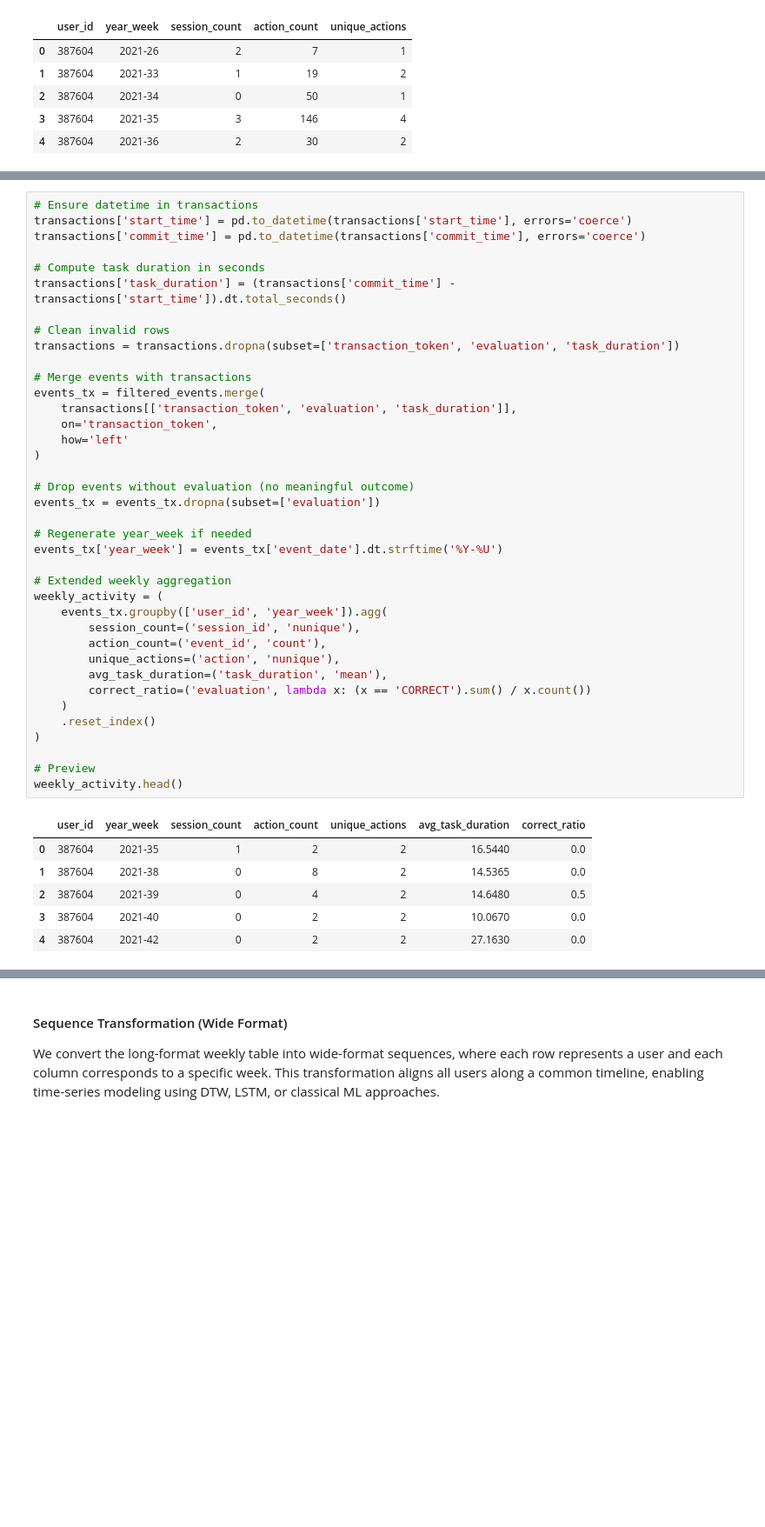
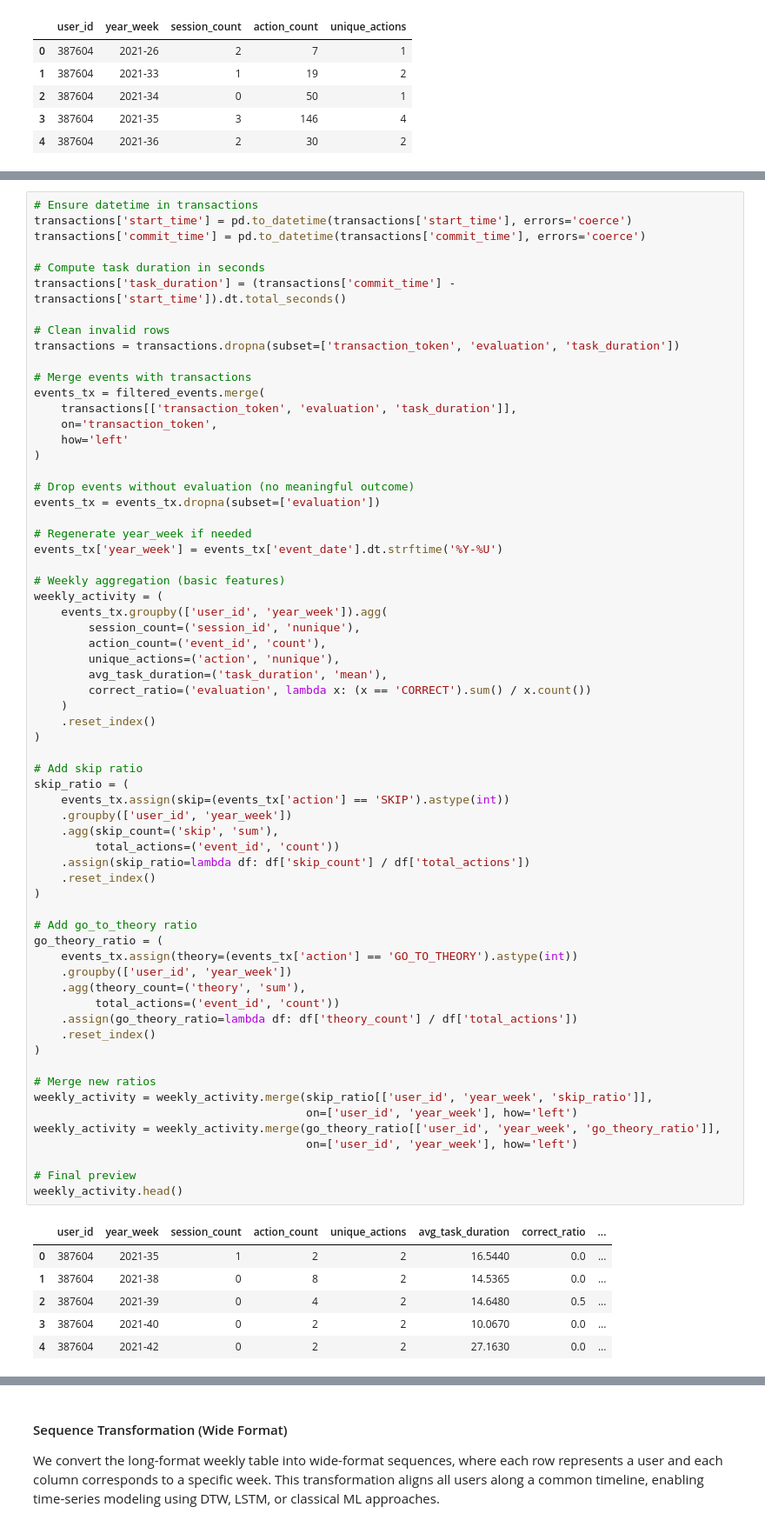
Before and after one commit to linou12/DataWhisperers, a Jupyter notebook: m6_DataWhisperers.ipynb, the cells around one changed output, grey strips where cells are left out. Shown at 87% size. Drawn from its saved outputs; the diff is of its cells as text; blank space fills up the shorter version.

```diff
--- a/m6_DataWhisperers.ipynb
+++ b/m6_DataWhisperers.ipynb
@@ -120,38 +126,64 @@ transactions['task_duration'] = (transactions['commit_time'] - transactions['sta
 
 # Clean invalid rows
 transactions = transactions.dropna(subset=['transaction_token', 'evaluation', 'task_duration'])
 
 # Merge events with transactions
 events_tx = filtered_events.merge(
     transactions[['transaction_token', 'evaluation', 'task_duration']],
     on='transaction_token',
     how='left'
 )
 
 # Drop events without evaluation (no meaningful outcome)
 events_tx = events_tx.dropna(subset=['evaluation'])
 
 # Regenerate year_week if needed
 events_tx['year_week'] = events_tx['event_date'].dt.strftime('%Y-%U')
 
-# Extended weekly aggregation
+# Weekly aggregation (basic features)
 weekly_activity = (
     events_tx.groupby(['user_id', 'year_week']).agg(
         session_count=('session_id', 'nunique'),
         action_count=('event_id', 'count'),
         unique_actions=('action', 'nunique'),
         avg_task_duration=('task_duration', 'mean'),
         correct_ratio=('evaluation', lambda x: (x == 'CORRECT').sum() / x.count())
     )
     .reset_index()
 )
 
-# Preview
+# Add skip ratio
+skip_ratio = (
+    events_tx.assign(skip=(events_tx['action'] == 'SKIP').astype(int))
+    .groupby(['user_id', 'year_week'])
+    .agg(skip_count=('skip', 'sum'),
+         total_actions=('event_id', 'count'))
+    .assign(skip_ratio=lambda df: df['skip_count'] / df['total_actions'])
+    .reset_index()
+)
+
+# Add go_to_theory ratio
+go_theory_ratio = (
+    events_tx.assign(theory=(events_tx['action'] == 'GO_TO_THEORY').astype(int))
+    .groupby(['user_id', 'year_week'])
+    .agg(theory_count=('theory', 'sum'),
+         total_actions=('event_id', 'count'))
+    .assign(go_theory_ratio=lambda df: df['theory_count'] / df['total_actions'])
+    .reset_index()
+)
+
+# Merge new ratios
+weekly_activity = weekly_activity.merge(skip_ratio[['user_id', 'year_week', 'skip_ratio']],
+                                        on=['user_id', 'year_week'], how='left')
+weekly_activity = weekly_activity.merge(go_theory_ratio[['user_id', 'year_week', 'go_theory_ratio']],
+                                        on=['user_id', 'year_week'], how='left')
+
+# Final preview
 weekly_activity.head()
 # %% [output]
-|  | user_id | year_week | session_count | action_count | unique_actions | avg_task_duration | correct_ratio |
-| 0 | 387604 | 2021-35 | 1 | 2 | 2 | 16.5440 | 0.0 |
-| 1 | 387604 | 2021-38 | 0 | 8 | 2 | 14.5365 | 0.0 |
-| 2 | 387604 | 2021-39 | 0 | 4 | 2 | 14.6480 | 0.5 |
-| 3 | 387604 | 2021-40 | 0 | 2 | 2 | 10.0670 | 0.0 |
-| 4 | 387604 | 2021-42 | 0 | 2 | 2 | 27.1630 | 0.0 |
+|  | user_id | year_week | session_count | action_count | unique_actions | avg_task_duration | correct_ratio | ... |
+| 0 | 387604 | 2021-35 | 1 | 2 | 2 | 16.5440 | 0.0 | ... |
+| 1 | 387604 | 2021-38 | 0 | 8 | 2 | 14.5365 | 0.0 | ... |
+| 2 | 387604 | 2021-39 | 0 | 4 | 2 | 14.6480 | 0.5 | ... |
+| 3 | 387604 | 2021-40 | 0 | 2 | 2 | 10.0670 | 0.0 | ... |
+| 4 | 387604 | 2021-42 | 0 | 2 | 2 | 27.1630 | 0.0 | ... |
```
Also changed, not shown: parts of 24 cells of this notebook.
